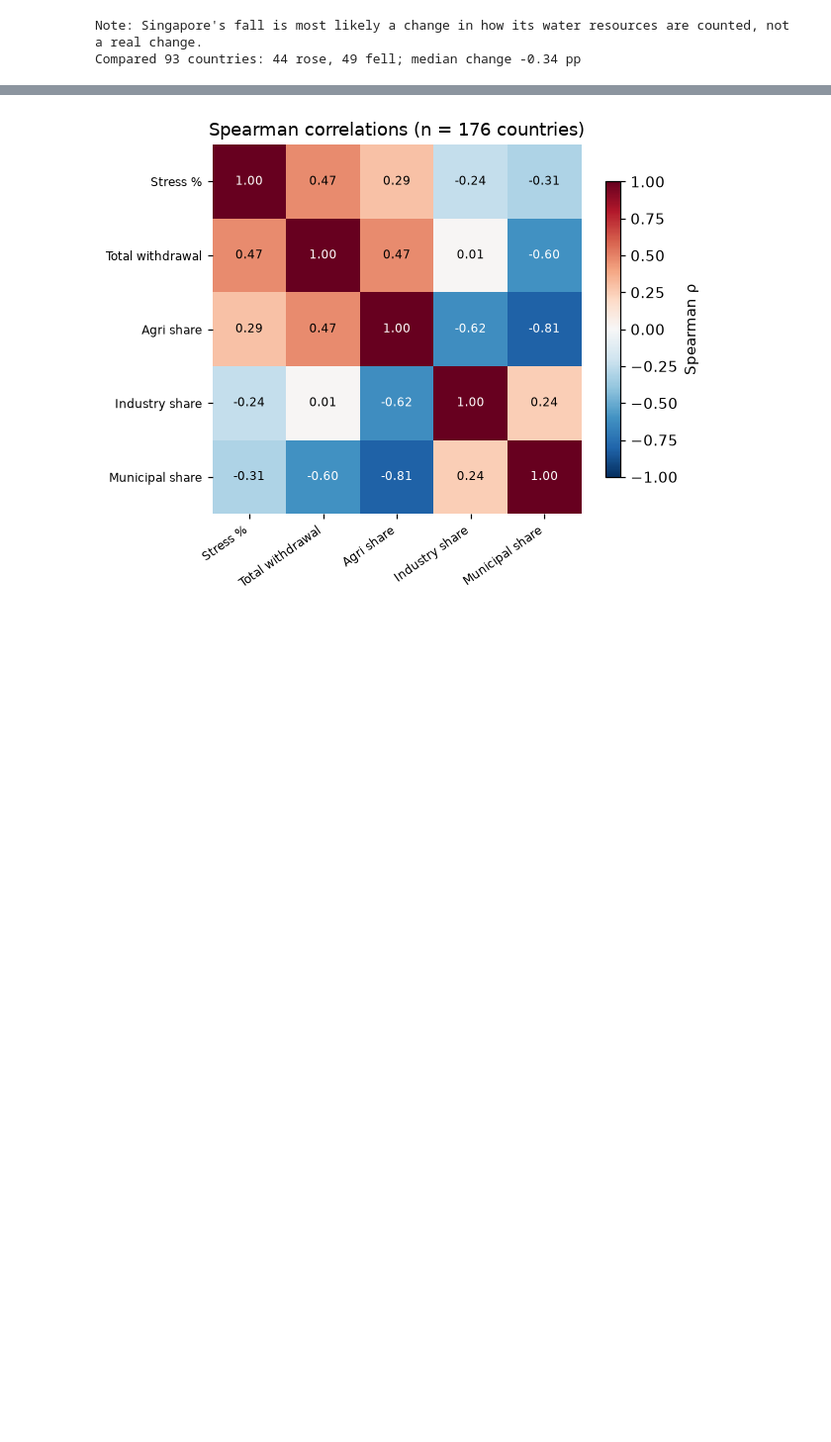
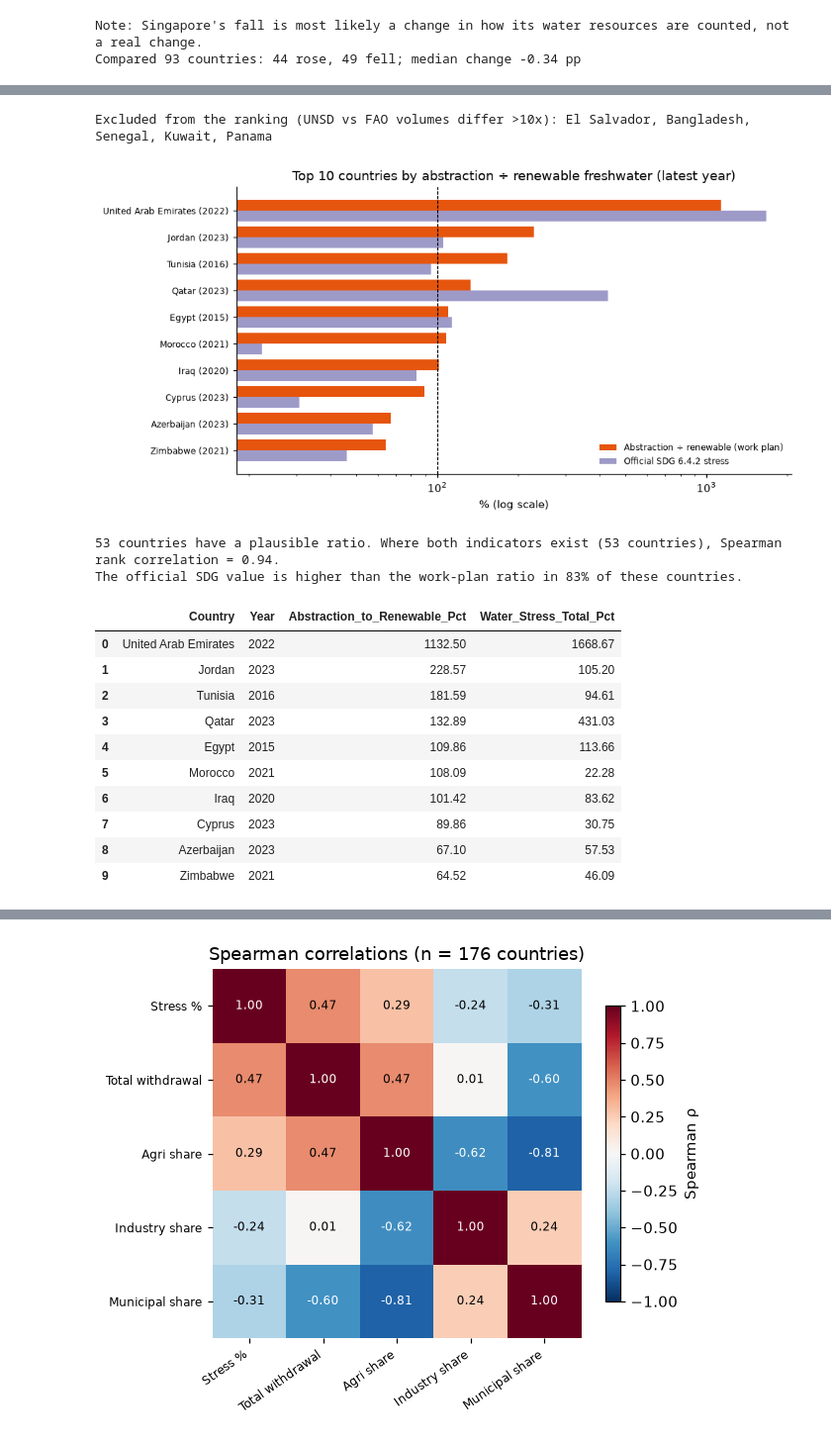
Before and after one commit to petikovacs/data_analysis, a Jupyter notebook: notebooks/02_eda_and_maps.ipynb, the cells around one changed output, grey strips where cells are left out. Shown at 99% size. Drawn from its saved outputs; the diff is of its cells as text; code cells hidden in the pictures; blank space fills up the shorter version.

```diff
--- a/notebooks/02_eda_and_maps.ipynb
+++ b/notebooks/02_eda_and_maps.ipynb
@@ -362,0 +411,43 @@ Compared 93 countries: 44 rose, 49 fell; median change -0.34 pp
+# %%
+ratio_all = (master.dropna(subset=['Abstraction_to_Renewable_Pct']).sort_values('Year').groupby('m49').tail(1)
+             [['m49', 'ISO3_Code', 'Country', 'Year', 'Abstraction_to_Renewable_Pct', 'Water_Stress_Total_Pct',
+               'Flag_UNSD_FAO_Mismatch']])
+flagged = ratio_all[ratio_all['Flag_UNSD_FAO_Mismatch']]
+ratio = ratio_all[~ratio_all['Flag_UNSD_FAO_Mismatch']]
+print(f"Excluded from the ranking (UNSD vs FAO volumes differ >10x): {', '.join(flagged['Country'])}")
+top10 = ratio.nlargest(10, 'Abstraction_to_Renewable_Pct').iloc[::-1]
+
+fig, ax = plt.subplots(figsize=(9, 4.6))
+y = np.arange(len(top10))
+ax.barh(y + 0.2, top10['Abstraction_to_Renewable_Pct'], height=0.4, color='#e6550d',
+        label='Abstraction ÷ renewable (work plan)')
+ax.barh(y - 0.2, top10['Water_Stress_Total_Pct'], height=0.4, color='#9e9ac8', label='Official SDG 6.4.2 stress')
+ax.set_yticks(y, [f"{c} ({int(yr)})" for c, yr in zip(top10['Country'], top10['Year'])], fontsize=8)
+ax.set_xscale('log'); ax.axvline(100, color='black', lw=0.8, ls='--')
+ax.set(xlabel='% (log scale)', title='Top 10 countries by abstraction ÷ renewable freshwater (latest year)')
+ax.legend(frameon=False, fontsize=8, loc='lower right')
+fig.tight_layout(); fig.savefig(FIG_DIR / 'eda_08_top10_abstraction_ratio.png'); plt.show()
+
+both = ratio.dropna(subset=['Water_Stress_Total_Pct'])
+rho = both[['Abstraction_to_Renewable_Pct', 'Water_Stress_Total_Pct']].corr(method='spearman').iloc[0, 1]
+higher = (both['Water_Stress_Total_Pct'] > both['Abstraction_to_Renewable_Pct']).mean()
+print(f"{len(ratio)} countries have a plausible ratio. Where both indicators exist ({len(both)} countries), "
+      f"Spearman rank correlation = {rho:.2f}.")
+print(f"The official SDG value is higher than the work-plan ratio in {higher:.0%} of these countries.")
+top10.iloc[::-1][['Country', 'Year', 'Abstraction_to_Renewable_Pct', 'Water_Stress_Total_Pct']].reset_index(drop=True)
+# %% [output]
+Excluded from the ranking (UNSD vs FAO volumes differ >10x): El Salvador, Bangladesh, Senegal, Kuwait, Panama
+[figure, added]
+53 countries have a plausible ratio. Where both indicators exist (53 countries), Spearman rank correlation = 0.94.
+The official SDG value is higher than the work-plan ratio in 83% of these countries.
+|  | Country | Year | Abstraction_to_Renewable_Pct | Water_Stress_Total_Pct |
+| 0 | United Arab Emirates | 2022 | 1132.50 | 1668.67 |
+| 1 | Jordan | 2023 | 228.57 | 105.20 |
+| 2 | Tunisia | 2016 | 181.59 | 94.61 |
+| 3 | Qatar | 2023 | 132.89 | 431.03 |
+| 4 | Egypt | 2015 | 109.86 | 113.66 |
+| 5 | Morocco | 2021 | 108.09 | 22.28 |
+| 6 | Iraq | 2020 | 101.42 | 83.62 |
+| 7 | Cyprus | 2023 | 89.86 | 30.75 |
+| 8 | Azerbaijan | 2023 | 67.10 | 57.53 |
+| 9 | Zimbabwe | 2021 | 64.52 | 46.09 |
```
Also changed, not shown: parts of 10 cells of this notebook, 17 other files.
